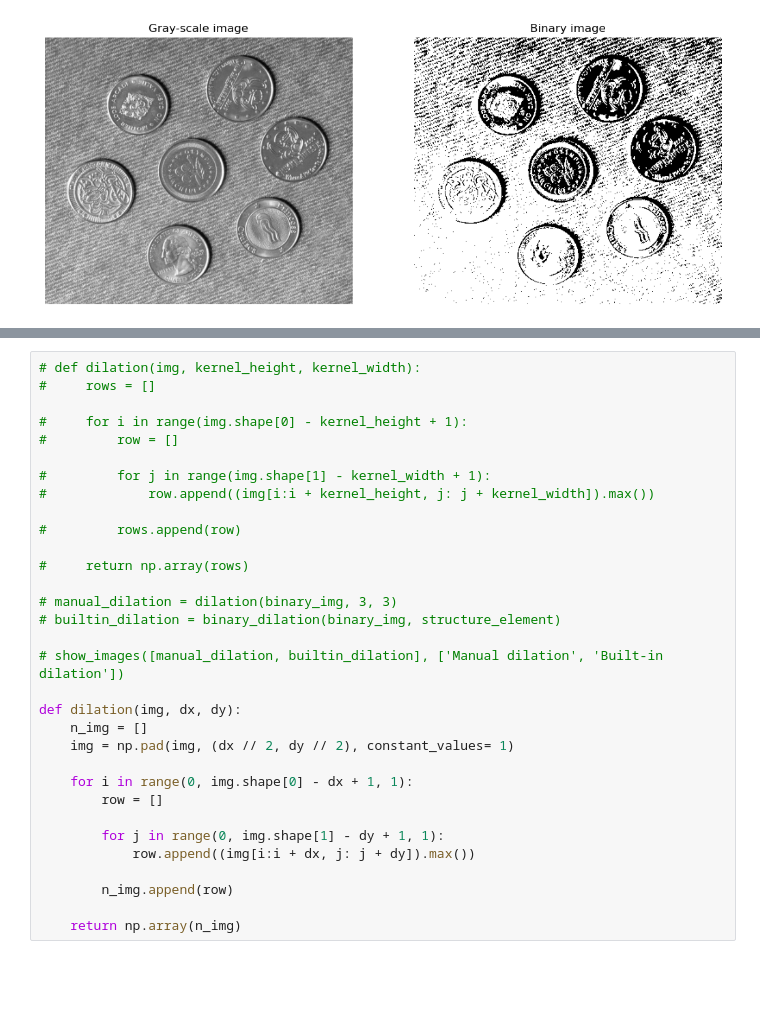
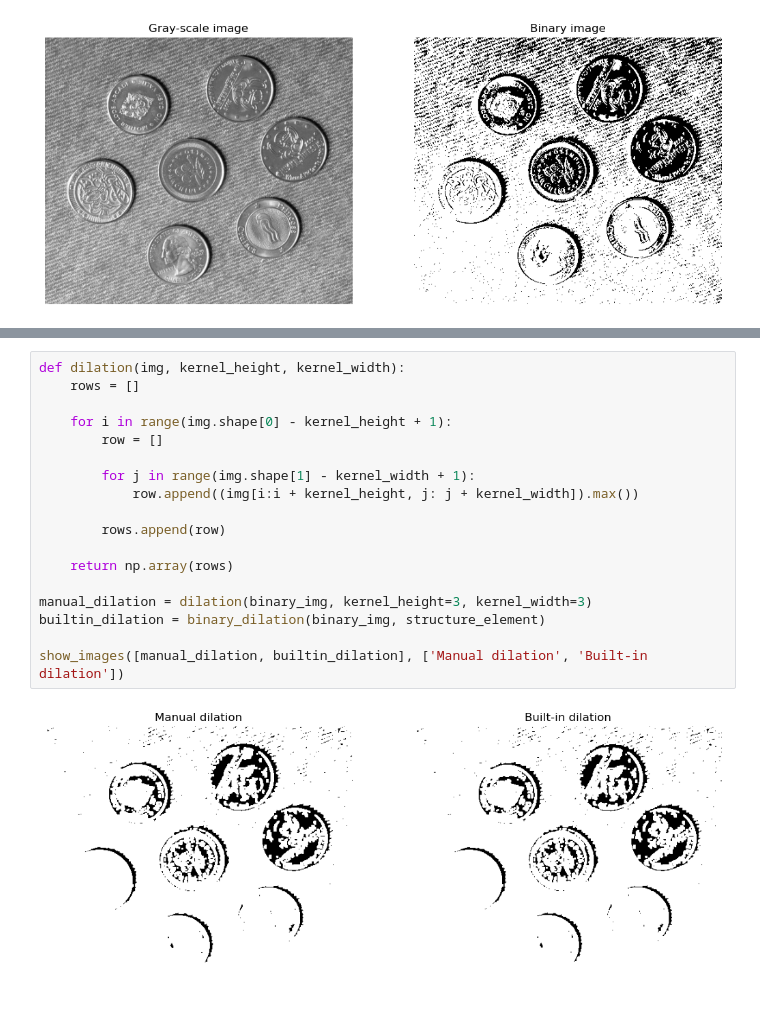
Before and after one commit to Asmaa-204/Image_processing_labs, a Jupyter notebook: Lab6/lab-Morphology-STD.ipynb, the cells around one changed output, grey strips where cells are left out. Cells and saved outputs as stored; diff of their text form; blank space fills up the shorter version.

```diff
--- a/Lab6/lab-Morphology-STD.ipynb
+++ b/Lab6/lab-Morphology-STD.ipynb
@@ -58,37 +55,25 @@ show_images([builtin_erosion, manual_erosion], ['Manual erosion', 'Built-in eros
 # %% [output]
 [figure]
 # %%
-# def dilation(img, kernel_height, kernel_width):
-#     rows = []
+def dilation(img, kernel_height, kernel_width):
+    rows = []
 
-#     for i in range(img.shape[0] - kernel_height + 1):
-#         row = []
-
-#         for j in range(img.shape[1] - kernel_width + 1):
-#             row.append((img[i:i + kernel_height, j: j + kernel_width]).max())
-
-#         rows.append(row)
-
-#     return np.array(rows)
-
-# manual_dilation = dilation(binary_img, 3, 3)
-# builtin_dilation = binary_dilation(binary_img, structure_element)
-
-# show_images([manual_dilation, builtin_dilation], ['Manual dilation', 'Built-in dilation'])
-
-def dilation(img, dx, dy):
-    n_img = []
-    img = np.pad(img, (dx // 2, dy // 2), constant_values= 1)
-
-    for i in range(0, img.shape[0] - dx + 1, 1):
+    for i in range(img.shape[0] - kernel_height + 1):
         row = []
 
-        for j in range(0, img.shape[1] - dy + 1, 1):
-            row.append((img[i:i + dx, j: j + dy]).max())
+        for j in range(img.shape[1] - kernel_width + 1):
+            row.append((img[i:i + kernel_height, j: j + kernel_width]).max())
 
-        n_img.append(row)
+        rows.append(row)
 
-    return np.array(n_img)
+    return np.array(rows)
+
+manual_dilation = dilation(binary_img, kernel_height=3, kernel_width=3)
+builtin_dilation = binary_dilation(binary_img, structure_element)
+
+show_images([manual_dilation, builtin_dilation], ['Manual dilation', 'Built-in dilation'])
+# %% [output]
+[figure, added]
 # %%
 '''
 2) Case Study: Credit Card Number Extraction
```
Also changed, not shown: parts of 7 cells of this notebook, 2 other files.
